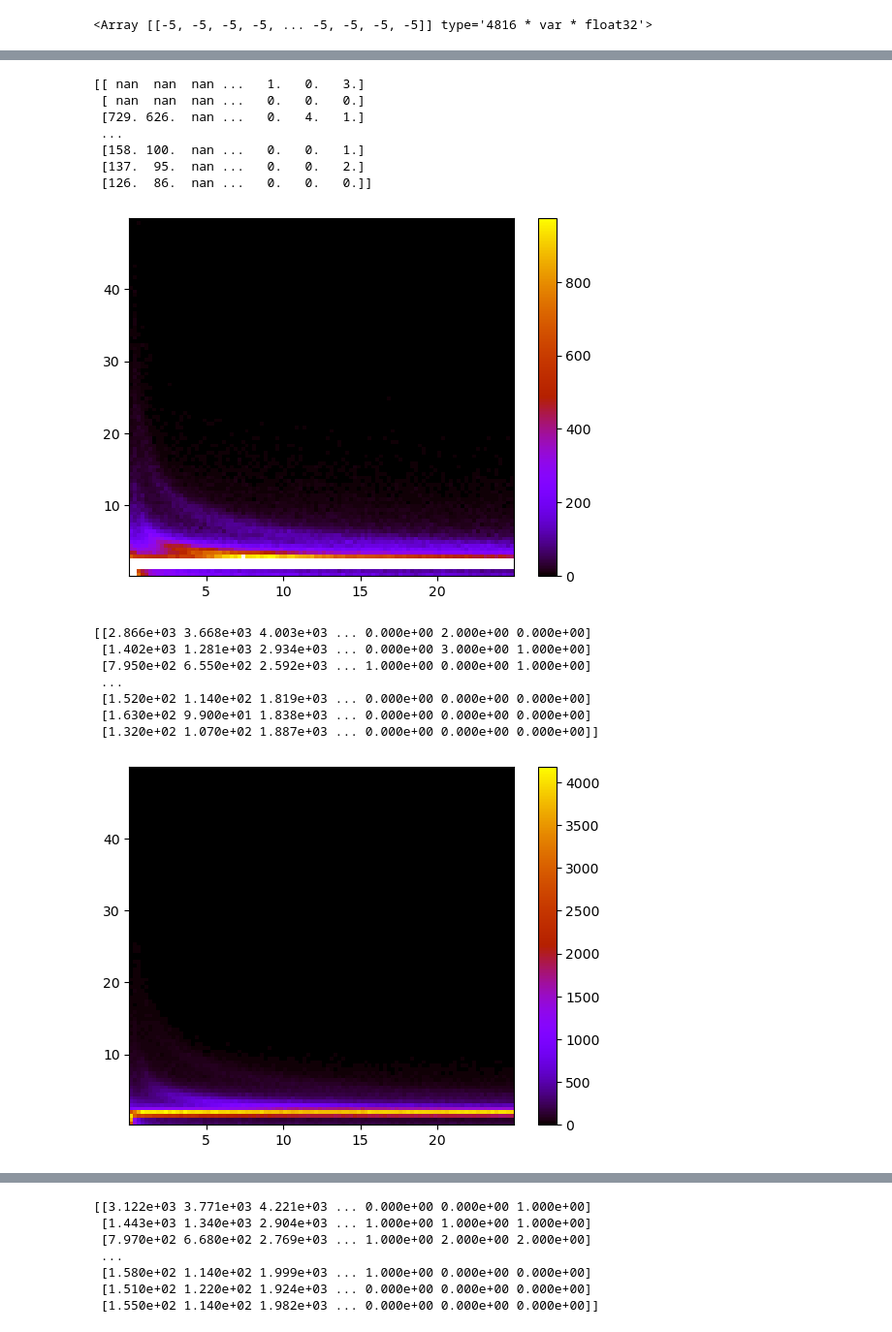
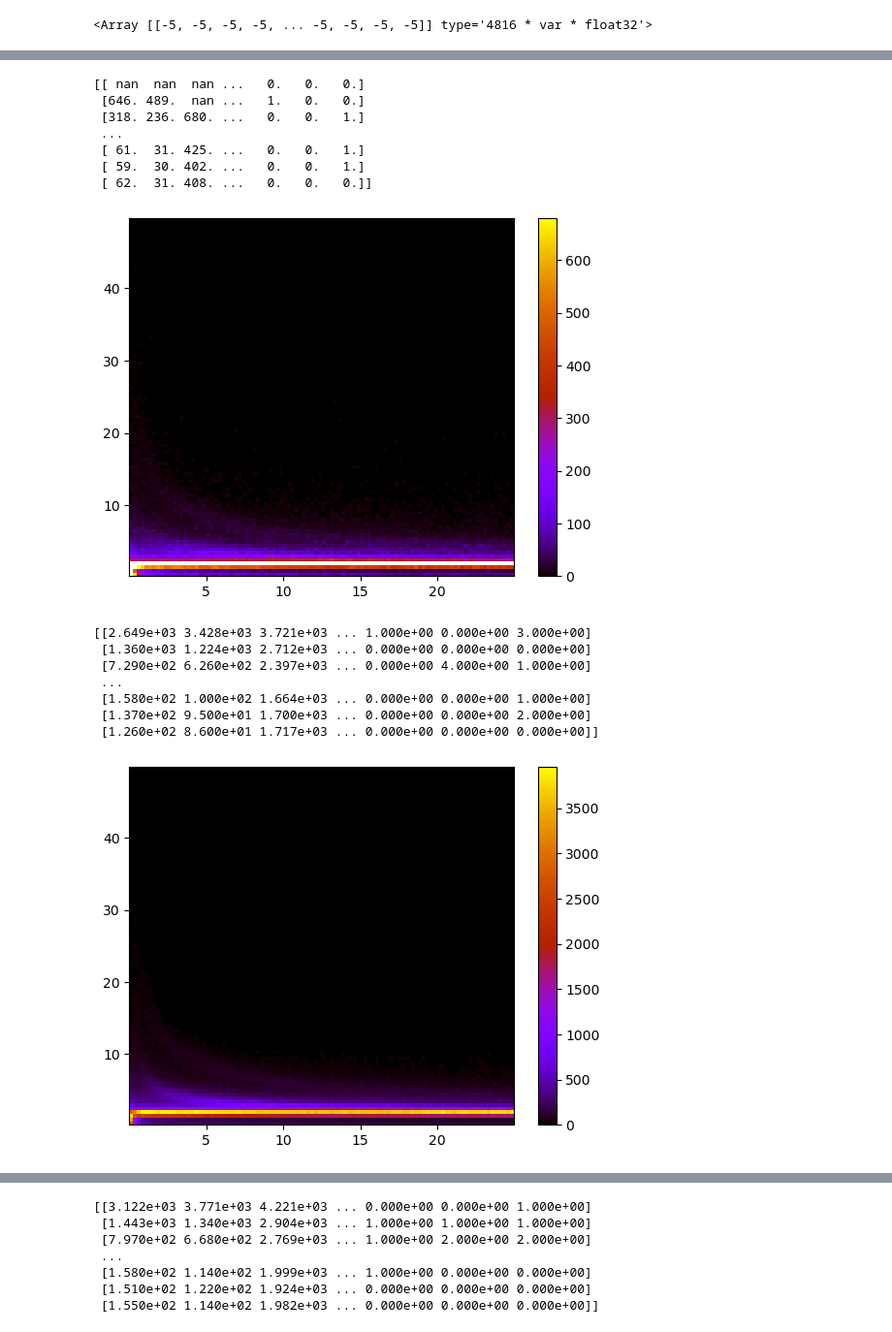
Before and after one commit to PINKTAIGAH/SHP, a Jupyter notebook: uproot_test/Legit data.ipynb, the cells around one changed output, grey strips where cells are left out. Shown: that part at 97% size. Drawn from its saved outputs; the diff is of its cells as text; code cells hidden in the pictures.

```diff
--- a/uproot_test/Legit data.ipynb
+++ b/uproot_test/Legit data.ipynb
@@ -56,0 +34,15 @@ plt.scatter(rr, dedx, s=0.5)
+# %%
+rr= file['rec.reco.trk.calo.2.points.rr'].array()
+dedx= file['rec.reco.trk.calo.2.points.dedx'].array()
+
+rr_flat= ak.flatten(rr).to_numpy()
+dedx_flat= ak.flatten(dedx).to_numpy()
+
+remove= np.where((dedx_flat>50)|(rr_flat>25))
+rr_flat= np.delete(rr_flat, remove)
+dedx_flat= np.delete(dedx_flat, remove)
+
+i=140
+plt.scatter(rr[i],dedx[i], marker='x')
+plt.xlim((0,25))
+plt.ylim((0,20))
@@ -57,31 +52,27 @@ plt.scatter(rr, dedx, s=0.5)
 # %%
-h,_,_,_= plt.hist2d(rr, dedx, bins=[100,100], cmax=1000, cmap= cm.gnuplot)
+h,_,_,_= plt.hist2d(rr_flat, dedx_flat, bins=[100,100], cmax=700, cmap= cm.gnuplot)
 plt.colorbar()
 print(h)
 # %% [output]
-[[ nan  nan  nan ...   1.   0.   3.]
- [ nan  nan  nan ...   0.   0.   0.]
- [729. 626.  nan ...   0.   4.   1.]
+[[ nan  nan  nan ...   0.   0.   0.]
+ [646. 489.  nan ...   1.   0.   0.]
+ [318. 236. 680. ...   0.   0.   1.]
  ...
- [158. 100.  nan ...   0.   0.   1.]
- [137.  95.  nan ...   0.   0.   2.]
- [126.  86.  nan ...   0.   0.   0.]]
+ [ 61.  31. 425. ...   0.   0.   1.]
+ [ 59.  30. 402. ...   0.   0.   1.]
+ [ 62.  31. 408. ...   0.   0.   0.]]
-[figure, old version]
+[figure, new version]
 # %%
 file1= uproot.open(root_file_dir + 'flat_caf_1-1637ea75-449f-467f-abd7-9e2f4f9710a7.root:recTree;31')
 # %%
 file1= uproot.open(root_file_dir + 'flat_caf_1-1637ea75-449f-467f-abd7-9e2f4f9710a7.root:recTree;31')
-rr_1= ak.flatten(file1['rec.reco.trk.calo.0.points.rr'].array()).to_numpy()[:]
-rr_2= ak.flatten(file1['rec.reco.trk.calo.1.points.rr'].array()).to_numpy()[:]
-rr_3= ak.flatten(file1['rec.reco.trk.calo.2.points.rr'].array()).to_numpy()[:]
-dedx_1= ak.flatten(file1['rec.reco.trk.calo.0.points.dedx'].array()).to_numpy()[:]
-dedx_2= ak.flatten(file1['rec.reco.trk.calo.1.points.dedx'].array()).to_numpy()[:]
-dedx_3= ak.flatten(file1['rec.reco.trk.calo.2.points.dedx'].array()).to_numpy()[:]
+rr= ak.flatten(file1['rec.reco.trk.calo.2.points.rr'].array()).to_numpy()[:]
+dedx= ak.flatten(file1['rec.reco.trk.calo.2.points.dedx'].array()).to_numpy()[:]
 
 rr= np.concatenate((rr_1, rr_2, rr_3), axis= None)
 dedx= np.concatenate((dedx_1, dedx_2, dedx_3), axis=None)
 
-remove= np.where((dedx>50)|(rr>25))
+remove= np.where((dedx>50)|(rr>25) | (dedx<0))
 rr= np.delete(rr, remove)
 dedx= np.delete(dedx, remove)
 
@@ -89,11 +80,11 @@ h,_,_,_= plt.hist2d(rr, dedx, bins=[100,100], cmap= cm.gnuplot)
 plt.colorbar()
 print(h)
 # %% [output]
-[[2.866e+03 3.668e+03 4.003e+03 ... 0.000e+00 2.000e+00 0.000e+00]
- [1.402e+03 1.281e+03 2.934e+03 ... 0.000e+00 3.000e+00 1.000e+00]
- [7.950e+02 6.550e+02 2.592e+03 ... 1.000e+00 0.000e+00 1.000e+00]
+[[2.649e+03 3.428e+03 3.721e+03 ... 1.000e+00 0.000e+00 3.000e+00]
+ [1.360e+03 1.224e+03 2.712e+03 ... 0.000e+00 0.000e+00 0.000e+00]
+ [7.290e+02 6.260e+02 2.397e+03 ... 0.000e+00 4.000e+00 1.000e+00]
  ...
- [1.520e+02 1.140e+02 1.819e+03 ... 0.000e+00 0.000e+00 0.000e+00]
- [1.630e+02 9.900e+01 1.838e+03 ... 0.000e+00 0.000e+00 0.000e+00]
- [1.320e+02 1.070e+02 1.887e+03 ... 0.000e+00 0.000e+00 0.000e+00]]
+ [1.580e+02 1.000e+02 1.664e+03 ... 0.000e+00 0.000e+00 1.000e+00]
+ [1.370e+02 9.500e+01 1.700e+03 ... 0.000e+00 0.000e+00 2.000e+00]
+ [1.260e+02 8.600e+01 1.717e+03 ... 0.000e+00 0.000e+00 0.000e+00]]
-[figure, old version]
+[figure, new version]
```
Also changed, not shown: parts of 6 cells of this notebook, 5 other files.
